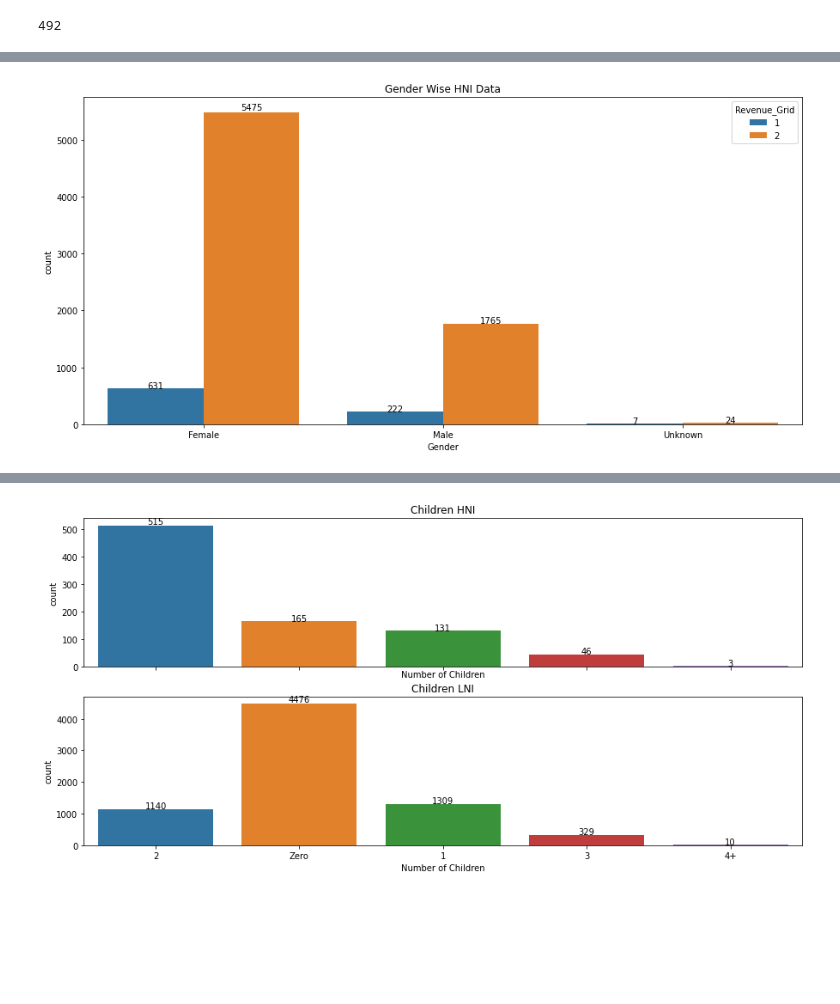
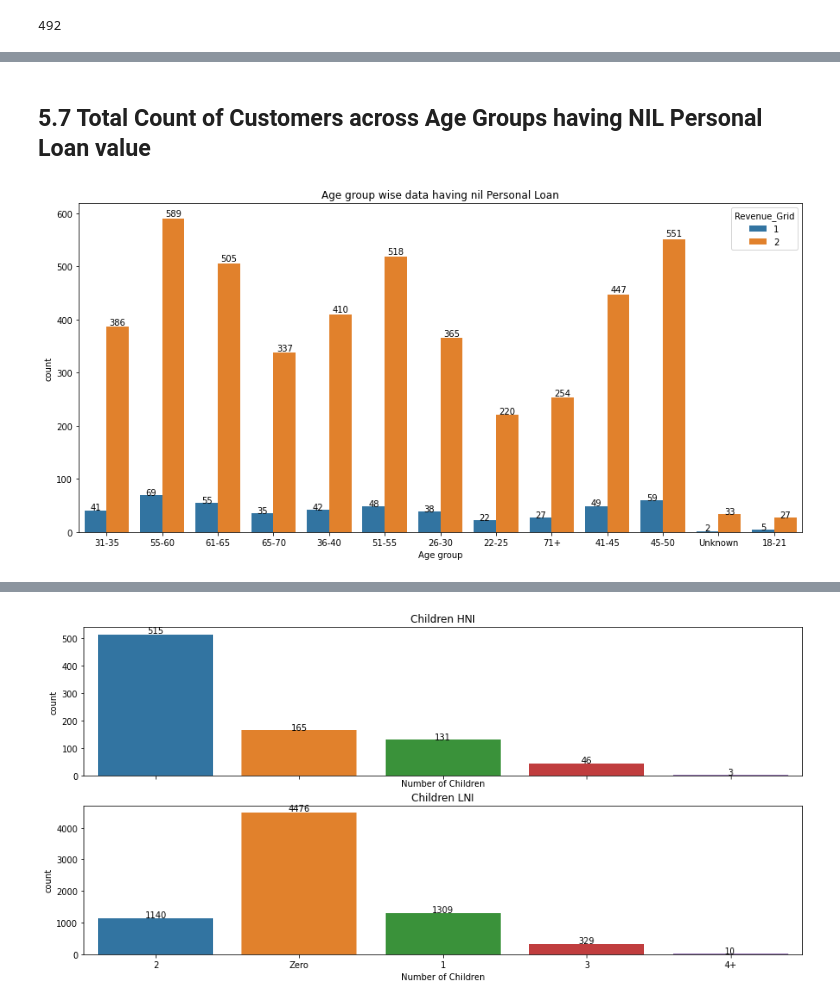
Before and after one commit to pdas544/ML1_Customer_Classification, a Jupyter notebook: CustomerClasssification.ipynb, the cells around one changed output, grey strips where cells are left out. Drawn from its saved outputs; the diff is of its cells as text; code cells hidden in the pictures; blank space fills up the shorter version.

```diff
--- a/CustomerClasssification.ipynb
+++ b/CustomerClasssification.ipynb
@@ -314,16 +312,14 @@ plt.show()
-# %%
-#displaying the HNI data gender wise
-
-#hniDataGenderWise= custTrain['gender'][custTrain['Revenue_Grid'] == 1]
-
-fig = plt.figure(figsize=[15, 7])
-
-ax = sns.countplot(x='gender',hue='Revenue_Grid',data=custTrain)
-
-show_values(ax)
-
-ax.set_title(label = 'Gender Wise HNI Data', size = 12)
-ax.set_xlabel(xlabel = 'Gender')
-plt.show()
-# %% [output]
-[figure]
+# %% [markdown]
+## 5.7 Total Count of Customers across Age Groups having NIL Personal Loan value
+# %%
+fig = plt.figure(figsize=[15, 7])
+
+ax = sns.countplot(x='age_band',hue='Revenue_Grid',data=dfNilPersonalLoan)
+
+show_values(ax)
+
+ax.set_title(label = 'Age group wise data having nil Personal Loan', size = 12)
+ax.set_xlabel(xlabel = 'Age group')
+plt.show()
+# %% [output]
+[figure, added]
```
Also changed, not shown: parts of 32 cells of this notebook.
